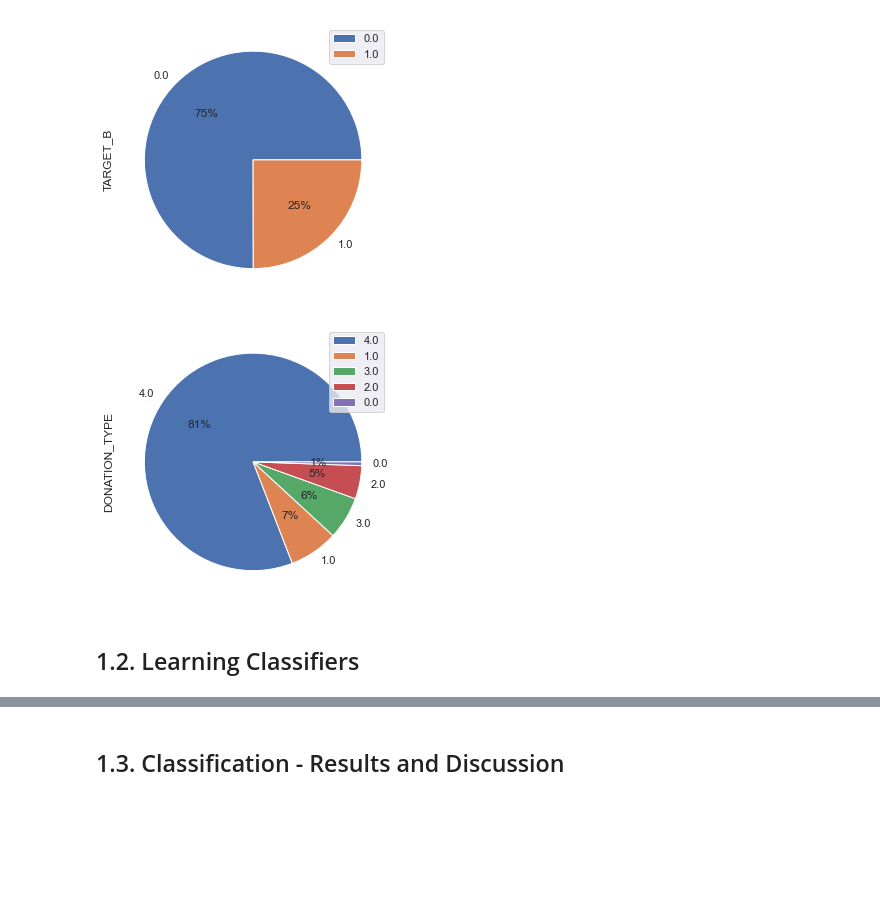
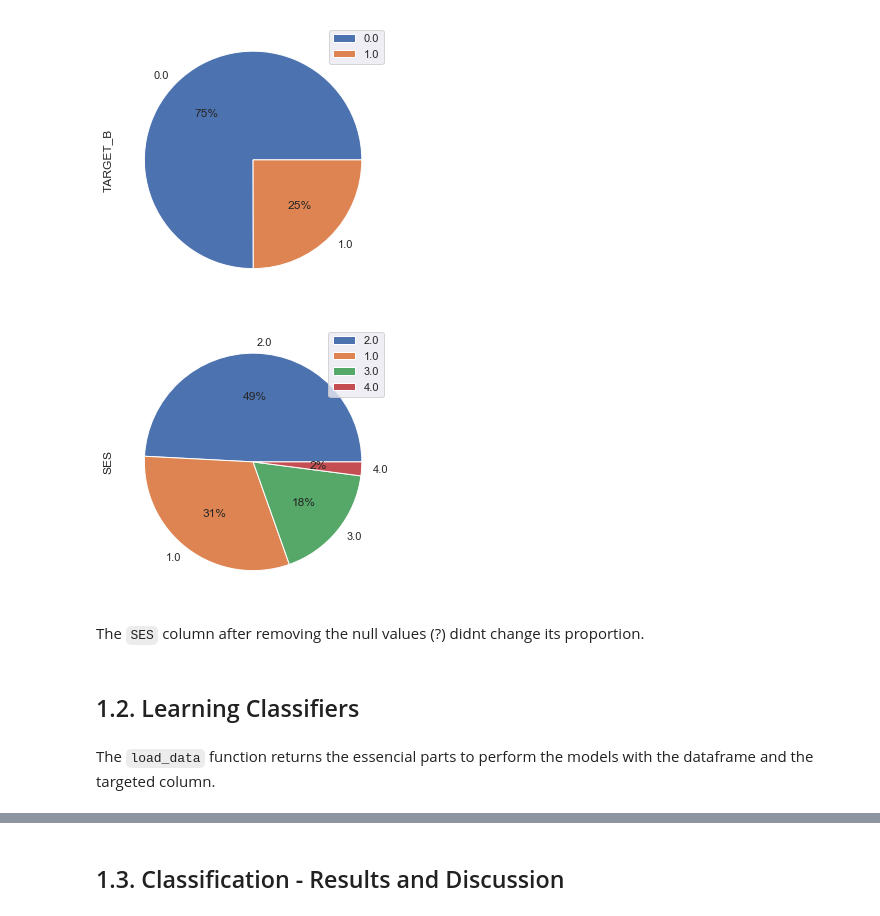
Before and after one commit to F-Madruga/Donation_Dataset_Predictions_FCUL, a Jupyter notebook: AA_202021_Project.ipynb, the cells around one changed output, grey strips where cells are left out. Saved outputs shown, nothing was run; the diff lists cells and outputs as text; code cells hidden in the pictures; blank space fills up the shorter version.

```diff
--- a/AA_202021_Project.ipynb
+++ b/AA_202021_Project.ipynb
@@ -607,9 +613,11 @@ show_balance(df, 'TARGET_B')
 # %% [output]
 [figure]
 # %%
-show_balance(df, 'DONATION_TYPE')
+show_balance(df, 'SES')
 # %% [output]
-[figure, old version]
+[figure, new version]
+# %% [markdown]
+The `SES` column after removing the null values (?) didnt change its proportion.
 # %% [markdown]
 ## 1.2. Learning Classifiers
 # %%
@@ -619,6 +627,8 @@ def load_data(df, target):
     features = df.drop(columns=[target]).columns.values
     target_name = df[target].to_frame().columns.values
     return table_X, table_y, features, target_name
+# %% [markdown]
+The `load_data` function returns the essencial parts to perform the models with the dataframe and the targeted column.
 # %%
 def cross_validation_model(donor_X, donor_y, classifier, splits, sme=SMOTE(random_state=42), plot=False, average='binary'):
     kf = KFold(n_splits=splits, shuffle=True, random_state=42)
```
Also changed, not shown: parts of 8 cells of this notebook.
